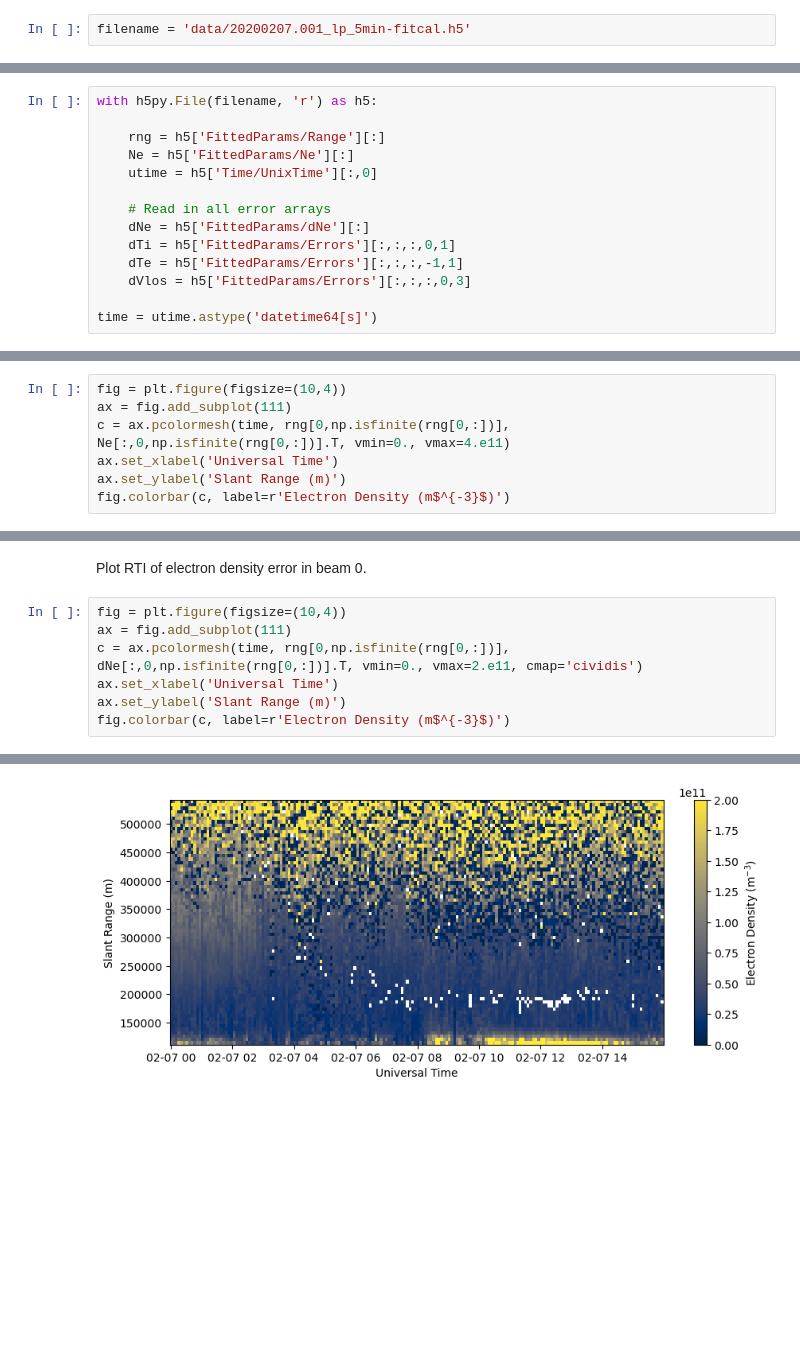
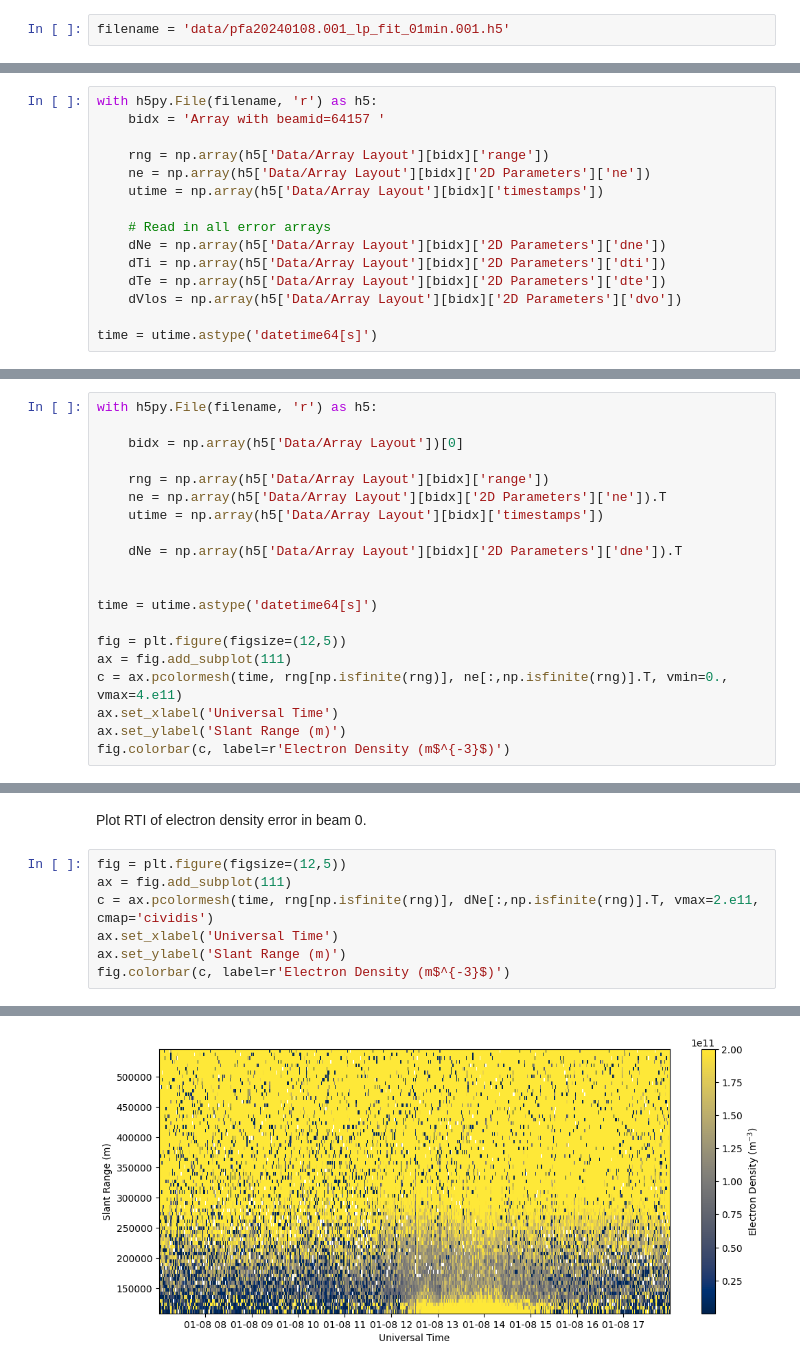
Before and after one commit to amisr/amisr_user_manual, a Jupyter notebook: errors_madrigal.ipynb, the cells around one changed output, grey strips where cells are left out. Cells and saved outputs as stored; diff of their text form; blank space fills up the shorter version.

```diff
--- a/errors_madrigal.ipynb
+++ b/errors_madrigal.ipynb
@@ -7,6 +7,6 @@ import h5py
 import numpy as np
 import matplotlib.pyplot as plt
 # %%
-filename = 'data/20200207.001_lp_5min-fitcal.h5'
+filename = 'data/pfa20240108.001_lp_fit_01min.001.h5'
 # %% [markdown]
 ## Error Fields
@@ -14,23 +14,37 @@ Electron density errors are found in the `FittedParams/dNe` array.  Errors for a
 # %%
 with h5py.File(filename, 'r') as h5:
+    bidx = 'Array with beamid=64157 '
 
-    rng = h5['FittedParams/Range'][:]
-    Ne = h5['FittedParams/Ne'][:]
-    utime = h5['Time/UnixTime'][:,0]
+    rng = np.array(h5['Data/Array Layout'][bidx]['range'])
+    ne = np.array(h5['Data/Array Layout'][bidx]['2D Parameters']['ne'])
+    utime = np.array(h5['Data/Array Layout'][bidx]['timestamps'])
 
     # Read in all error arrays
-    dNe = h5['FittedParams/dNe'][:]
-    dTi = h5['FittedParams/Errors'][:,:,:,0,1]
-    dTe = h5['FittedParams/Errors'][:,:,:,-1,1]
-    dVlos = h5['FittedParams/Errors'][:,:,:,0,3]
+    dNe = np.array(h5['Data/Array Layout'][bidx]['2D Parameters']['dne'])
+    dTi = np.array(h5['Data/Array Layout'][bidx]['2D Parameters']['dti'])
+    dTe = np.array(h5['Data/Array Layout'][bidx]['2D Parameters']['dte'])
+    dVlos = np.array(h5['Data/Array Layout'][bidx]['2D Parameters']['dvo'])
 
 time = utime.astype('datetime64[s]')
 # %% [markdown]
 Plot RTI of electron density in beam 0.
 # %%
-fig = plt.figure(figsize=(10,4))
+with h5py.File(filename, 'r') as h5:
+
+    bidx = np.array(h5['Data/Array Layout'])[0]
+
+    rng = np.array(h5['Data/Array Layout'][bidx]['range'])
+    ne = np.array(h5['Data/Array Layout'][bidx]['2D Parameters']['ne']).T
+    utime = np.array(h5['Data/Array Layout'][bidx]['timestamps'])
+
+    dNe = np.array(h5['Data/Array Layout'][bidx]['2D Parameters']['dne']).T
+
+
+time = utime.astype('datetime64[s]')
+
+fig = plt.figure(figsize=(12,5))
 ax = fig.add_subplot(111)
-c = ax.pcolormesh(time, rng[0,np.isfinite(rng[0,:])], Ne[:,0,np.isfinite(rng[0,:])].T, vmin=0., vmax=4.e11)
+c = ax.pcolormesh(time, rng[np.isfinite(rng)], ne[:,np.isfinite(rng)].T, vmin=0., vmax=4.e11)
 ax.set_xlabel('Universal Time')
 ax.set_ylabel('Slant Range (m)')
 fig.colorbar(c, label=r'Electron Density (m$^{-3}$)')
@@ -40,12 +54,12 @@ fig.colorbar(c, label=r'Electron Density (m$^{-3}$)')
 # %% [markdown]
 Plot RTI of electron density error in beam 0.
 # %%
-fig = plt.figure(figsize=(10,4))
+fig = plt.figure(figsize=(12,5))
 ax = fig.add_subplot(111)
-c = ax.pcolormesh(time, rng[0,np.isfinite(rng[0,:])], dNe[:,0,np.isfinite(rng[0,:])].T, vmin=0., vmax=2.e11, cmap='cividis')
+c = ax.pcolormesh(time, rng[np.isfinite(rng)], dNe[:,np.isfinite(rng)].T, vmax=2.e11, cmap='cividis')
 ax.set_xlabel('Universal Time')
 ax.set_ylabel('Slant Range (m)')
 fig.colorbar(c, label=r'Electron Density (m$^{-3}$)')
 # %% [output]
 <matplotlib.colorbar.Colorbar at 0x...>
-[figure, old version]
+[figure, new version]
```
Also changed, not shown: parts of 11 cells of this notebook, 1 other file.
